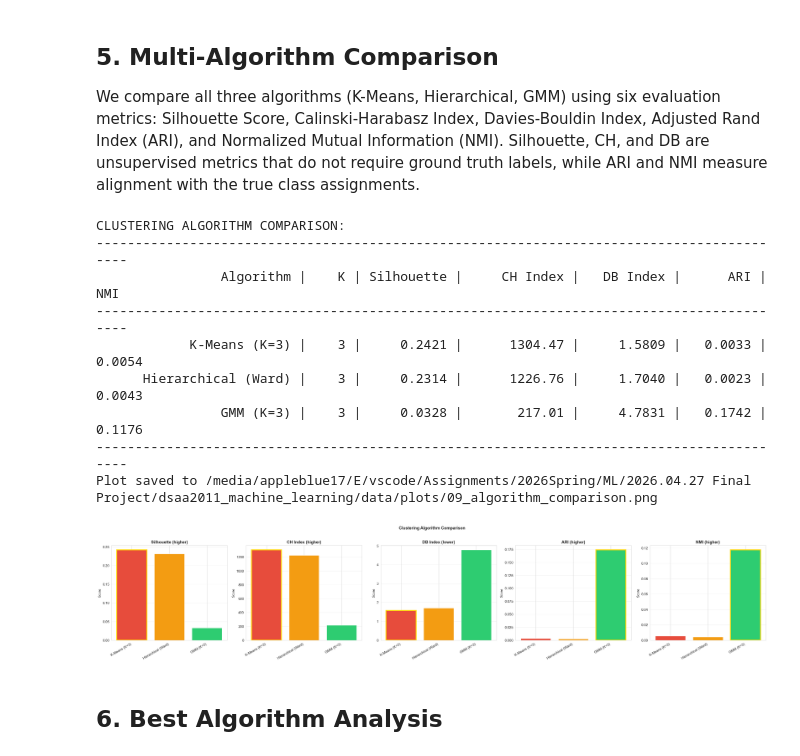
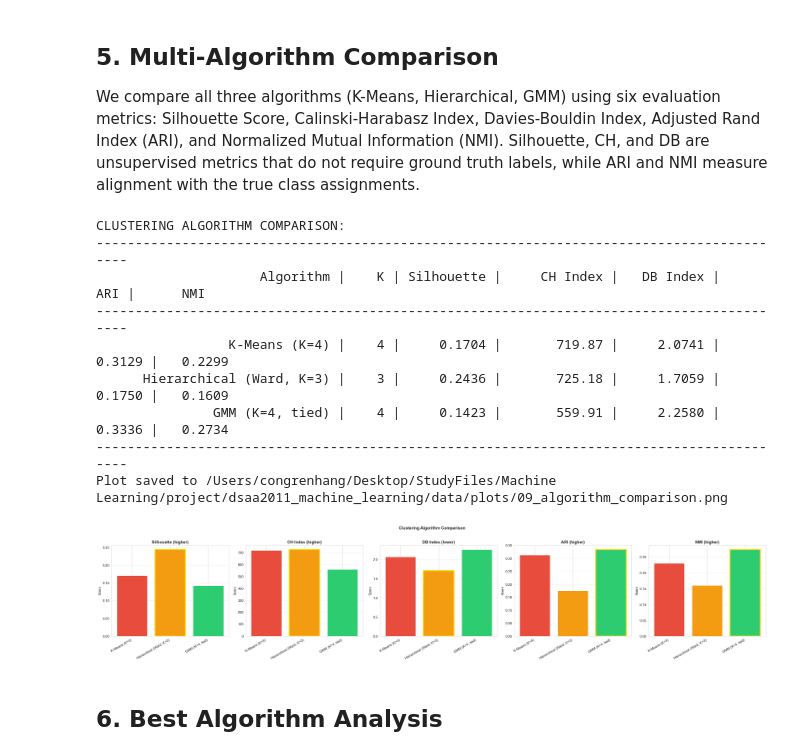
Before and after one commit to pheonix2006/dsaa2011_machine_learning, a Jupyter notebook: notebooks/03_clustering_analysis.ipynb, the cells around one changed output. Cells and saved outputs as stored; diff of their text form; code cells hidden in the pictures.

Commit message:
modify clustering patterns

```diff
--- a/notebooks/03_clustering_analysis.ipynb
+++ b/notebooks/03_clustering_analysis.ipynb
@@ -316,0 +236,16 @@ Dominant Class per Cluster:
+# %%
+# Hierarchical Clustering K-Value Exploration (using best linkage: ward)
+print(f"Hierarchical Clustering K-Value Exploration (linkage={best_linkage}):")
+print(f"{'K':>3} | {'ARI':>8} | {'NMI':>8} | {'Silhouette':>10} | {'CH Index':>10} | {'DB Index':>10}")
+print("-" * 65)
+
+hierarchical_results = {}
+for k in [3, 4, 5, 6]:
+    agg = AgglomerativeClustering(n_clusters=k, linkage=best_linkage)
+    labels = agg.fit_predict(X.values)
+    metrics = evaluate_clustering(X.values, labels, y.values)
+    hierarchical_results[k] = {"labels": labels, "metrics": metrics}
+    print(f"{k:>3} | {metrics.get('adjusted_rand_index', 0):>8.4f} | {metrics.get('normalized_mutual_info', 0):>8.4f} | {metrics.get('silhouette', 0):>10.4f} | {metrics.get('calinski_harabasz', 0):>10.2f} | {metrics.get('davies_bouldin', 0):>10.4f}")
+
+best_hier_k = 3  # K=3 has best ARI among hierarchical results
+print(f"\nBest K for Hierarchical: {best_hier_k} (ARI={hierarchical_results[best_hier_k]['metrics']['adjusted_rand_index']:.4f})")
@@ -319,47 +464,41 @@ Dominant Class per Cluster:
 
 We compare all three algorithms (K-Means, Hierarchical, GMM) using six evaluation metrics: Silhouette Score, Calinski-Harabasz Index, Davies-Bouldin Index, Adjusted Rand Index (ARI), and Normalized Mutual Information (NMI). Silhouette, CH, and DB are unsupervised metrics that do not require ground truth labels, while ARI and NMI measure alignment with the true class assignments.
 # %%
-# Multi-algorithm comparison
-gmm_entry = {
-    "labels": gmm_labels,
-    "metrics": gmm_metrics,
-    "n_clusters": gmm_k,
-}
-
+# Multi-algorithm comparison (using best configurations for each algorithm)
 all_algorithms = {
-    "K-Means (K=3)": {"labels": kmeans_labels, "metrics": kmeans_metrics, "n_clusters": optimal_k},
-    "Hierarchical (Ward)": {"labels": agg_labels, "metrics": agg_metrics, "n_clusters": 3},
-    f"GMM (K={gmm_k})": gmm_entry,
+    f"K-Means (K={optimal_k})": {"labels": kmeans4_labels, "metrics": kmeans4_metrics, "n_clusters": optimal_k},
+    f"Hierarchical (Ward, K={best_hier_k})": {"labels": agg_labels, "metrics": agg_metrics, "n_clusters": best_hier_k},
+    f"GMM (K={best_gmm_k}, {best_gmm_cov})": {"labels": gmm_labels, "metrics": gmm_metrics, "n_clusters": best_gmm_k},
 }
 
 print("CLUSTERING ALGORITHM COMPARISON:")
 print("-" * 90)
-print(f"{'Algorithm':>25} | {'K':>4} | {'Silhouette':>10} | {'CH Index':>12} | {'DB Index':>10} | {'ARI':>8} | {'NMI':>8}")
+print(f"{'Algorithm':>30} | {'K':>4} | {'Silhouette':>10} | {'CH Index':>12} | {'DB Index':>10} | {'ARI':>8} | {'NMI':>8}")
 print("-" * 90)
 
 for alg_name, results in all_algorithms.items():
     m = results["metrics"]
     k = results["n_clusters"]
-    print(f"{alg_name:>25} | {k:>4} | {m.get('silhouette', 0):>10.4f} | {m.get('calinski_harabasz', 0):>12.2f} | {m.get('davies_bouldin', 0):>10.4f} | {m.get('adjusted_rand_index', 0):>8.4f} | {m.get('normalized_mutual_info', 0):>8.4f}")
+    print(f"{alg_name:>30} | {k:>4} | {m.get('silhouette', 0):>10.4f} | {m.get('calinski_harabasz', 0):>12.2f} | {m.get('davies_bouldin', 0):>10.4f} | {m.get('adjusted_rand_index', 0):>8.4f} | {m.get('normalized_mutual_info', 0):>8.4f}")
 
 print("-" * 90)
 
 all_results_dict = {alg: res["metrics"] for alg, res in all_algorithms.items()}
 
 save_path = os.path.join(project_root, "data", "plots", "09_algorithm_comparison.png")
 fig = plot_algorithm_comparison(all_results_dict, y.values, save_path=save_path)
 plt.show()
 # %% [output]
 CLUSTERING ALGORITHM COMPARISON:
 ------------------------------------------------------------------------------------------
-                Algorithm |    K | Silhouette |     CH Index |   DB Index |      ARI |      NMI
+                     Algorithm |    K | Silhouette |     CH Index |   DB Index |      ARI |      NMI
 ------------------------------------------------------------------------------------------
-            K-Means (K=3) |    3 |     0.2421 |      1304.47 |     1.5809 |   0.0033 |   0.0054
-      Hierarchical (Ward) |    3 |     0.2314 |      1226.76 |     1.7040 |   0.0023 |   0.0043
-                GMM (K=3) |    3 |     0.0328 |       217.01 |     4.7831 |   0.1742 |   0.1176
+                 K-Means (K=4) |    4 |     0.1704 |       719.87 |     2.0741 |   0.3129 |   0.2299
+      Hierarchical (Ward, K=3) |    3 |     0.2436 |       725.18 |     1.7059 |   0.1750 |   0.1609
+               GMM (K=4, tied) |    4 |     0.1423 |       559.91 |     2.2580 |   0.3336 |   0.2734
 ------------------------------------------------------------------------------------------
-Plot saved to /media/appleblue17/E/vscode/Assignments/2026Spring/ML/2026.04.27 Final Project/dsaa2011_machine_learning/data/plots/09_algorithm_comparison.png
+Plot saved to /Users/congrenhang/Desktop/StudyFiles/Machine Learning/project/dsaa2011_machine_learning/data/plots/09_algorithm_comparison.png
-[figure, old version]
+[figure, new version]
 # %% [markdown]
 ## 6. Best Algorithm Analysis
 # %%
```
Also changed, not shown: parts of 21 cells of this notebook.
